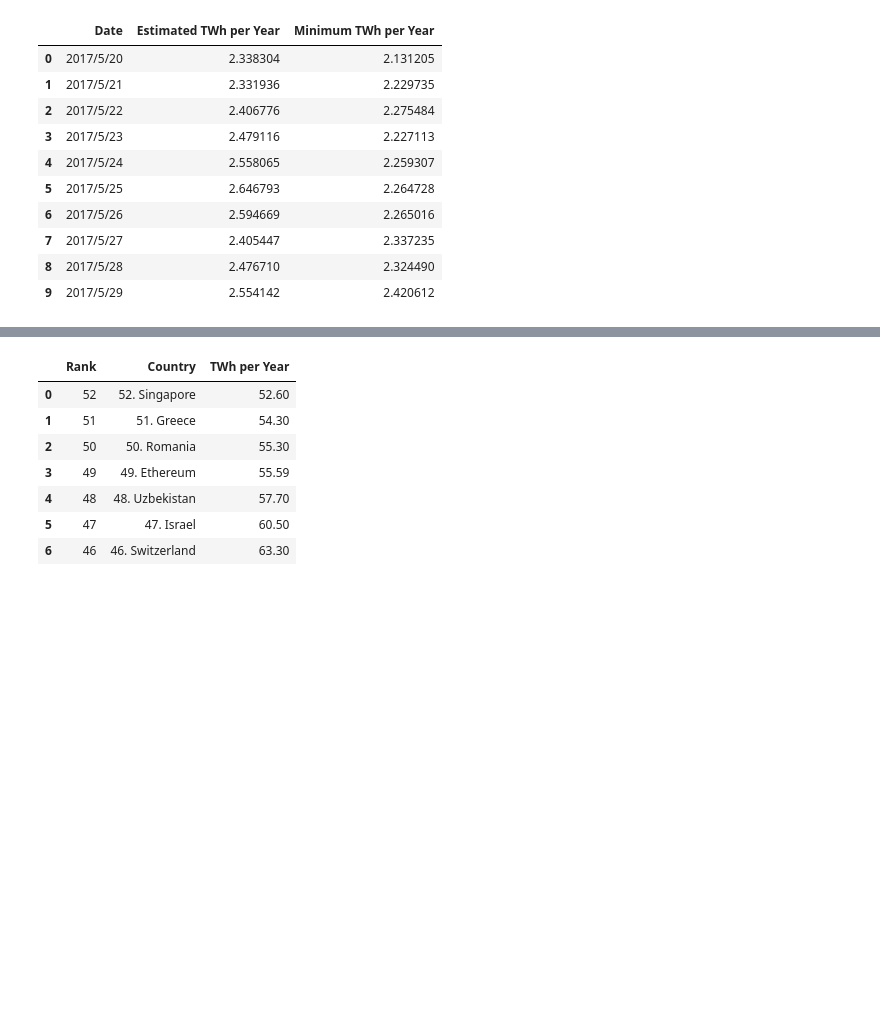
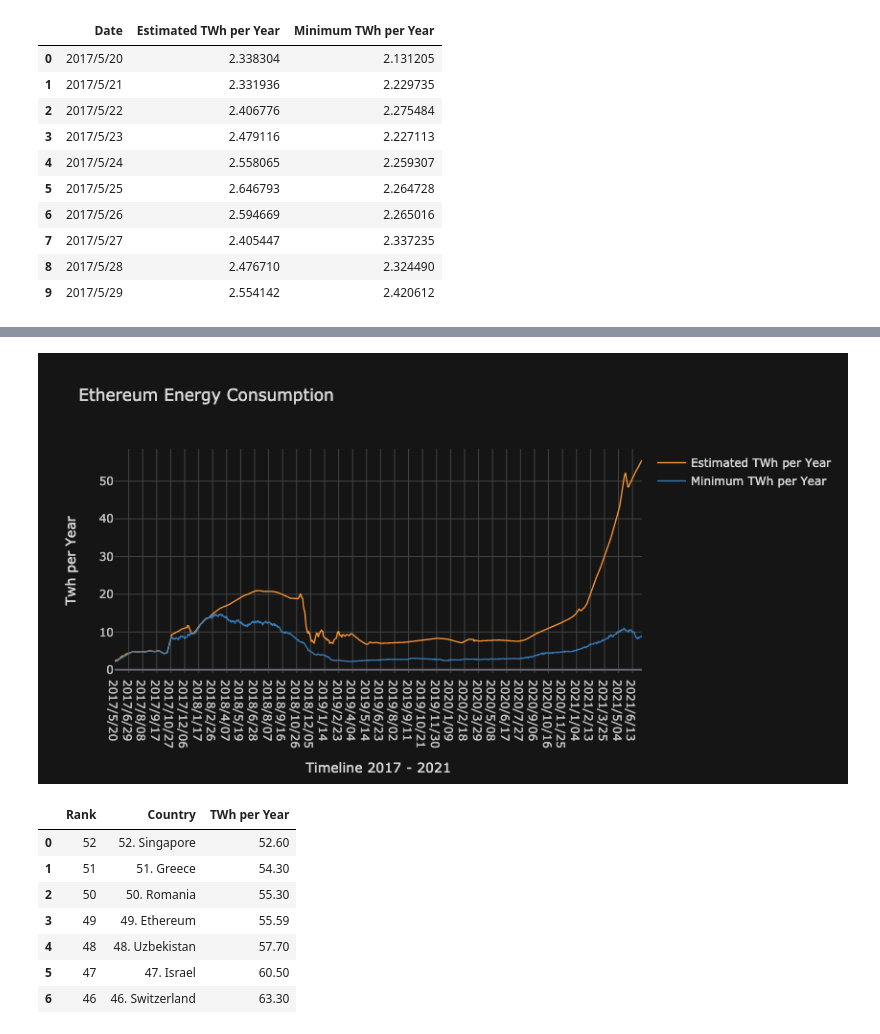
Before and after one commit to kez4twez/mining_energy_usage, a Jupyter notebook: ETH ENERGY CONSUMTION.ipynb, the cells around one changed output, grey strips where cells are left out. Cells and saved outputs as stored; diff of their text form; code cells hidden in the pictures; blank space fills up the shorter version.

```diff
--- a/ETH ENERGY CONSUMTION.ipynb
+++ b/ETH ENERGY CONSUMTION.ipynb
@@ -76,6 +91,12 @@ create_line_chart(eth_df ,'Minimum TWh per Year', 'Date', 'Timeline 2017 - 2021'
 eth_df.hvplot(title = 'Ethereum Energy Consumption', kind = 'line', xlabel = 'Timeline 2017 - 2021', ylabel = 'TWh per Year', )
 # %% [output]
 [interactive output not drawn]
+# %%
+# Plotting Estimated ETH Consumption Line Chart Estimated and Minimum Cufflinks #
+
+eth_combined_chart = eth_df.iplot(kind = 'line', theme = 'solar', title = 'Ethereum Energy Consumption', yTitle = 'Twh per Year', x = 'Date', xTitle = 'Timeline 2017 - 2021' )
+# %% [output]
+[figure, added]
 # %%
 # Read the ETH Consumtion data per Country in TWh reletive to ETH into a Pandas DataFrame #
 
```
Also changed, not shown: parts of 4 cells of this notebook.
